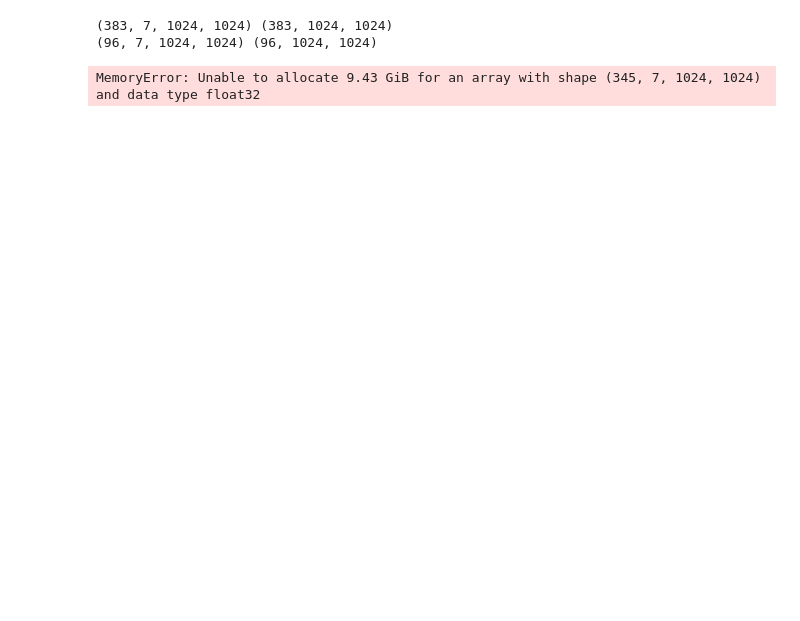
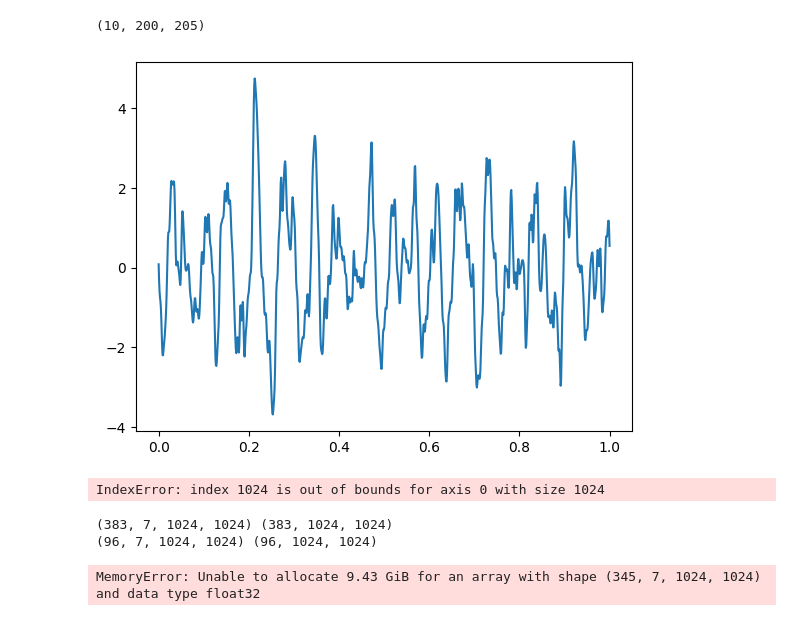
Before and after one commit to VegardBaa/HOSim, a Jupyter notebook: ML/2d_machine_learning.ipynb, the cells around one changed output. Drawn from its saved outputs; the diff is of its cells as text; code cells hidden in the pictures; blank space fills up the shorter version.

```diff
--- a/ML/2d_machine_learning.ipynb
+++ b/ML/2d_machine_learning.ipynb
@@ -25,45 +25,96 @@ with h5py.File("Z:\\files\\simulation_2d_compressed.h5", "r") as data:
     x = np.linspace(0, length, 2*modes)
 
 index = 100
-y = y[index:index+600, 0, : :].astype(np.complex64)
+y = y[index:, 0, :, :].astype(np.complex64)
 # %%
-eta_hat = y.copy()
+eta_hat = y[:10].copy()
 
 modes = eta_hat.shape[-2] // 2
 x = np.linspace(0, length, 2*modes)
 
 X, Y = np.meshgrid(x, x)
 mask = ((X-1500)**2+(Y-1500)**2) <= 200**2
+mask_2 = ((X-1500)**2+(Y-1500)**2) <= 1500**2
 
 mask_i_left = []
 mask_i_right = []
 mask_i = []
 mask_j = []
 
 I, J = np.meshgrid(np.arange(0, 2*modes), np.arange(0, 2*modes))
 for i in range(2*modes):
     for j in range(2*modes):
         if not mask[i, j]:
             continue
 
         for k in range(modes):
             if not mask[modes+k, j]:
                 mask_i.append(i)
                 mask_j.append(j)
                 mask_i_left.append(modes+k)
                 mask_i_right.append(modes-k-1)
                 break
 
 mask_i = np.array(mask_i)
 mask_j = np.array(mask_j)
 mask_i_left = np.array(mask_i_left)
 mask_i_right = np.array(mask_i_right)
 
 eta = irfft2(eta_hat).astype(np.float32)
 eta[:, mask_i, mask_j] = (eta[:, mask_i_left, mask_j] + eta[:, mask_i_right, mask_j])*0.5
 eta_hat = rfft2(eta).astype(np.complex64)
-eta_hat[:, 204:, :] = 0
-eta_hat[:, :, 204:] = 0
+
+plt.plot(np.linspace(0, 1, eta_hat.shape[1]), irfft2(eta_hat)[0, modes, :])
+
+new_modes = 204
+new_modes_hor = 100
+indexes = np.concatenate((np.arange(0, modes+1), np.arange(2, modes+1)[::-1]))
+
+mask_vert = indexes < new_modes_hor+1
+mask_hor = np.arange(0, modes+1) < new_modes+1
+
+eta_hat = eta_hat[:, mask_vert, :]
+eta_hat = eta_hat[:, :, mask_hor] / modes / modes * new_modes_hor * new_modes
+# %% [output]
+(10, 200, 205)
+[figure, added]
+# %%
+eta_hat = y.copy()
+
+modes = eta_hat.shape[-2] // 2
+x = np.linspace(0, length, 2*modes)
+
+X, Y = np.meshgrid(x, x)
+mask = ((X-1500)**2+(Y-1500)**2) <= 200**2
+mask_2 = ((X-1500)**2+(Y-1500)**2) <= 1500**2
+
+mask_2_val = []
+mask_2_i = []
+mask_2_j = []
+
+plt.contourf
+
+I, J = np.meshgrid(np.arange(0, 2*modes), np.arange(0, 2*modes))
+for i in range(2*modes):
+    for j in range(2*modes):
+        if mask_2[i, j]:
+            continue
+
+        for k in range(modes):
+            if k > modes:
+                if mask[i-k, j]:
+                    mask_2_i.append(i)
+                    mask_2_j.append(j)
+                    mask_2_val.append(i+k)
+                    break
+            else:
+                if mask[i+k, j]:
+                    mask_2_i.append(i)
+                    mask_2_j.append(j)
+                    mask_2_val.append(i+k)
+                    break
+# %% [output]
+IndexError: index 1024 is out of bounds for axis 0 with size 1024
 # %%
 prediction_time = 60 # 140 sec
 measure_time = 60 # one minute
```
